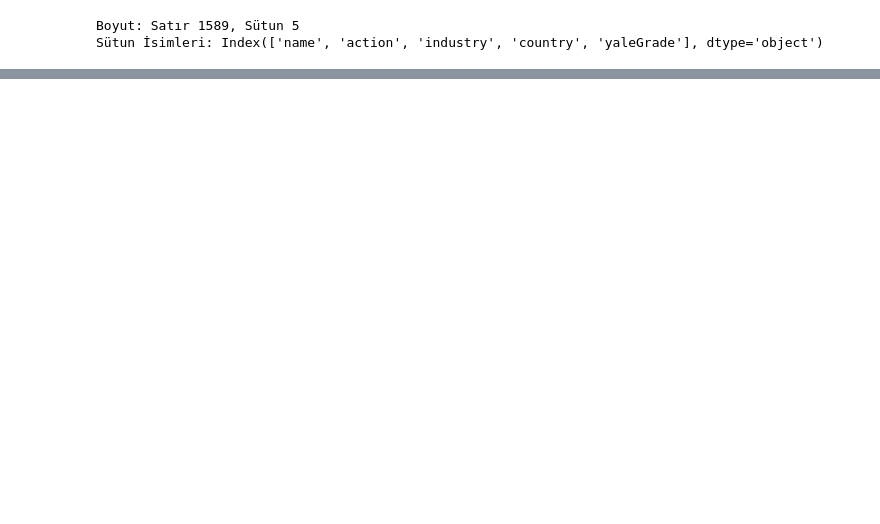
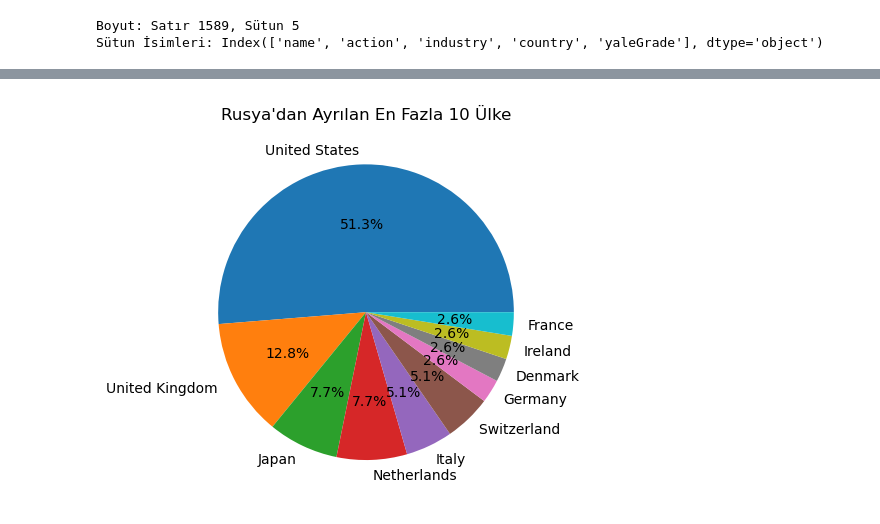
Before and after one commit to meteulken/Kodluyoruz-HiKod_02, a Jupyter notebook: Week6/Final_Project/Untitled.ipynb, the cells around one changed output, grey strips where cells are left out. Cells and saved outputs as stored; diff of their text form; code cells hidden in the pictures; blank space fills up the shorter version.

```diff
--- a/Week6/Final_Project/Untitled.ipynb
+++ b/Week6/Final_Project/Untitled.ipynb
@@ -27,0 +60,12 @@ plt.show()
+# %%
+exited_countries = veri[veri["action"] == "suspend operations in Russia"]
+
+exited_country_counts = exited_countries["country"].value_counts()
+
+top_10_exited_countries = exited_country_counts.head(10)
+
+plt.pie(top_10_exited_countries, labels=top_10_exited_countries.index, autopct="%1.1f%%")
+plt.title("Rusya'dan Ayrılan En Fazla 10 Ülke")
+plt.show()
+# %% [output]
+[figure, added]
```
Also changed, not shown: parts of 18 cells of this notebook.
